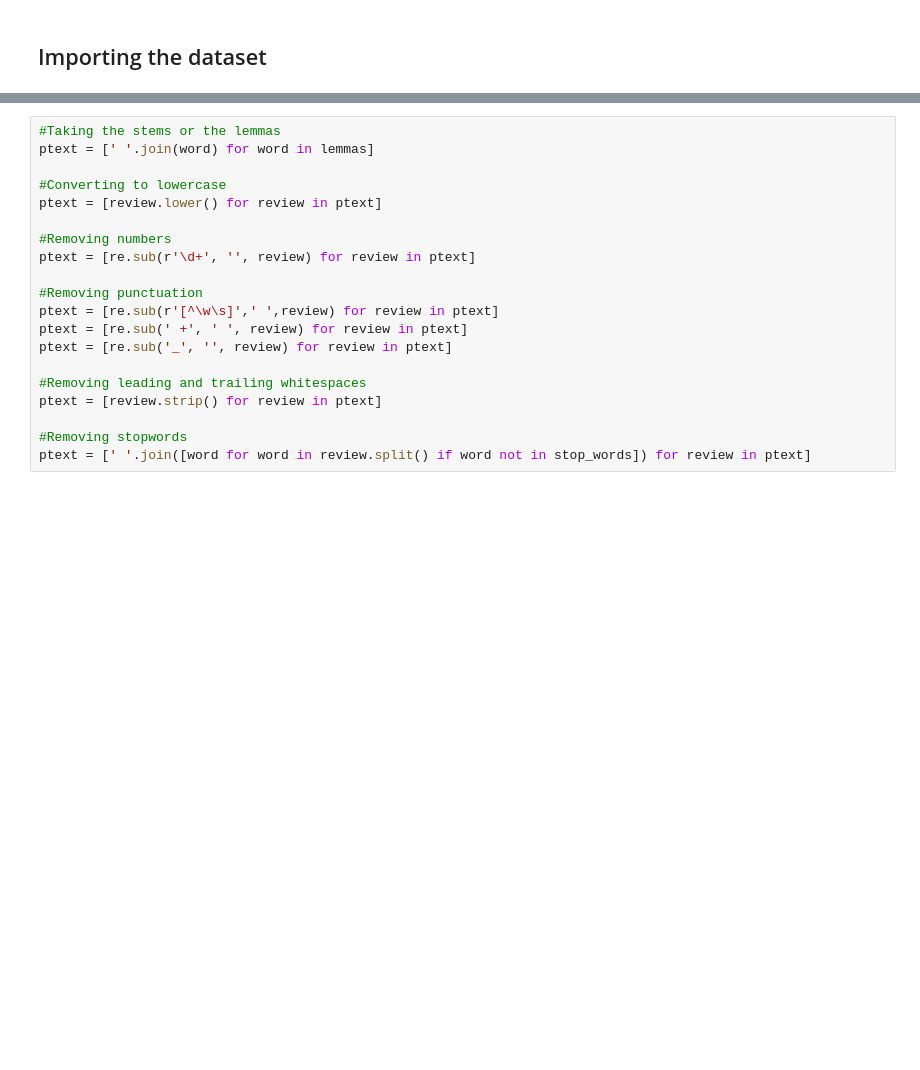
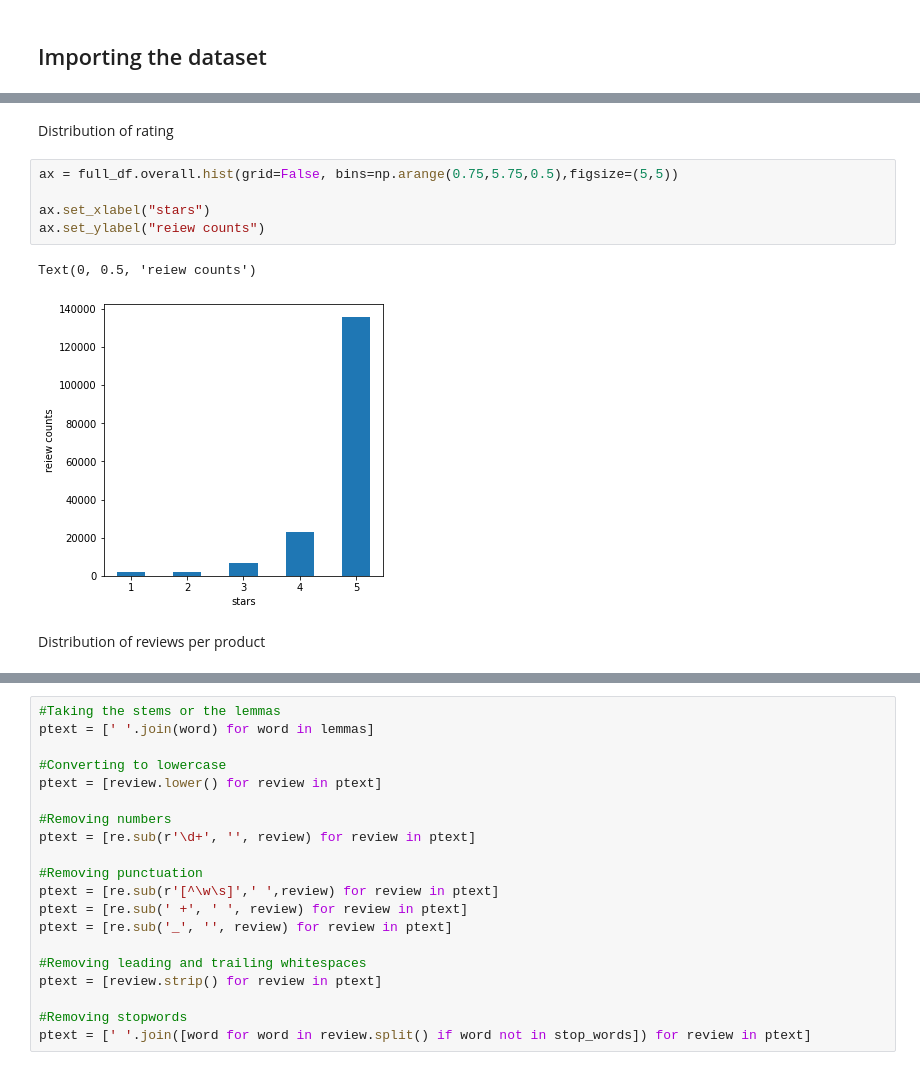
Before and after one commit to xenic1990/comp313-002-Team-2, a Jupyter notebook: Digital_Music.ipynb, the cells around one changed output, grey strips where cells are left out. Saved outputs shown, nothing was run; the diff lists cells and outputs as text; blank space fills up the shorter version.

```diff
--- a/Digital_Music.ipynb
+++ b/Digital_Music.ipynb
@@ -66,0 +105,12 @@ full_df.head(10)
+# %% [markdown]
+Distribution of rating
+# %%
+ax = full_df.overall.hist(grid=False, bins=np.arange(0.75,5.75,0.5),figsize=(5,5))
+
+ax.set_xlabel("stars")
+ax.set_ylabel("reiew counts")
+# %% [output]
+Text(0, 0.5, 'reiew counts')
+[figure, added]
+# %% [markdown]
+Distribution of reviews per product
```
Also changed, not shown: parts of 68 cells of this notebook.
